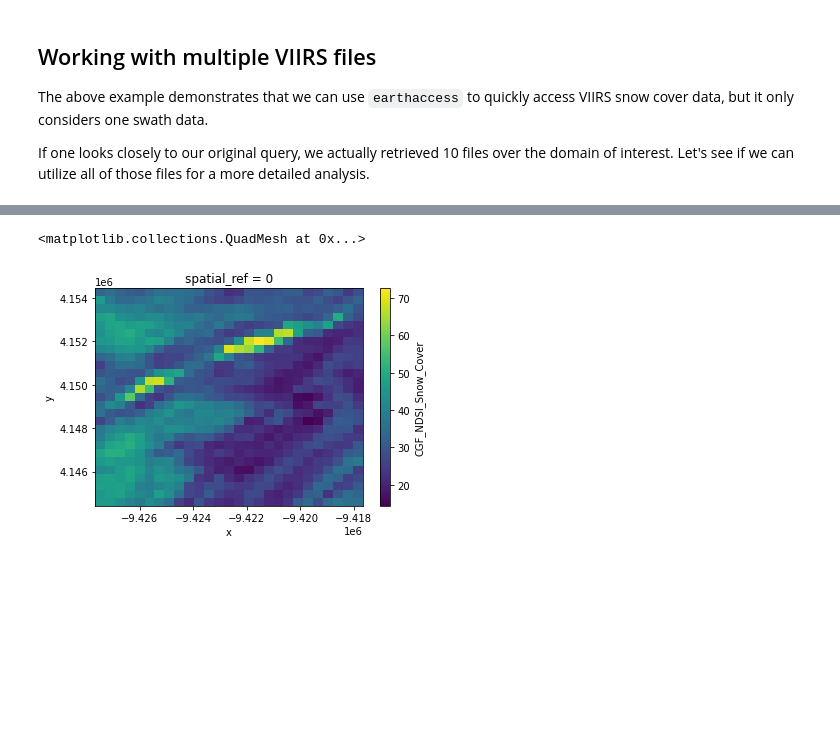
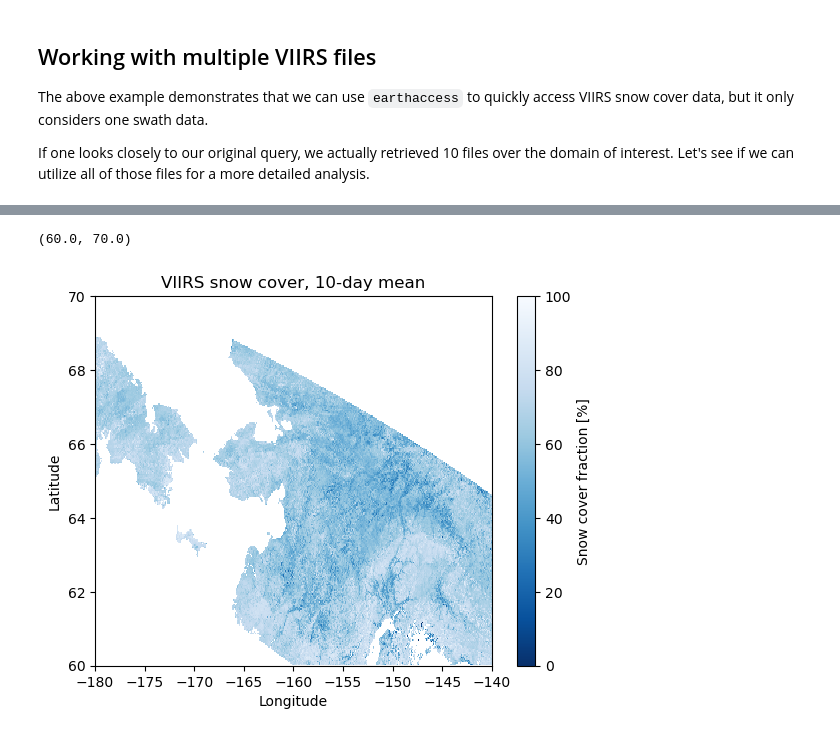
Before and after one commit to zachghiaccio/snow-observations, a Jupyter notebook: notebooks/VIIRS_snow_cover.ipynb, the cells around one changed output, grey strips where cells are left out. Saved outputs shown, nothing was run; the diff lists cells and outputs as text; code cells hidden in the pictures; blank space fills up the shorter version.

Commit message:
Added multi-file example to VIIRS tutorial.

```diff
--- a/notebooks/VIIRS_snow_cover.ipynb
+++ b/notebooks/VIIRS_snow_cover.ipynb
@@ -198,3 +198,5 @@ def reproject_func(ds,var,dom_ref,x_lims,y_lims):
 The above example demonstrates that we can use `earthaccess` to quickly access VIIRS snow cover data, but it only considers one swath data.
 
 If one looks closely to our original query, we actually retrieved 10 files over the domain of interest. Let's see if we can utilize all of those files for a more detailed analysis.
+# %%
+ds[var].rio.write_crs("PROJCS[\"MODIS Sinusoidal\",GEOGCS[\"GCS_unnamed ellipse\",DATUM[\"D_unknown\",SPHEROID[\"Unknown\",6371007.181,0]],PRIMEM[\"Greenwich\",0],UNIT[\"Degree\",0.0174532925199433]],PROJECTION[\"Sinusoidal\"],PARAMETER[\"false_easting\",0.0],PARAMETER[\"false_northing\",0.0],PARAMETER[\"central_meridian\",0.0],UNIT[\"Meter\",1.0]]", inplace=True)
@@ -201,14 +216,28 @@ If one looks closely to our original query, we actually retrieved 10 files over
 # %%
+var = 'CGF_NDSI_Snow_Cover'
+
 date_list = []
 ds_concat = []
-for fCount,file in enumerate(viirs_files):
+for fCount,file in enumerate(files):
     print(file)
 
     try:
-        ds = xr.open_dataset(file, engine="netcdf4")
-        ds = assign_and_grid(ds)
-        ds = reproject_func(ds,var,dom_ref,x_lims,y_lims)
+        ds = xr.open_dataset(file)
+        print('dataset opened')
+
+        ds = assign_and_grid(ds, file)
+        print('assigned and gridded')
+
+        #dom_ref = rxr.open_rasterio(file).isel(band=0).rio.write_crs(4326)
+        #buffer = 5000
+        #lim_test = dom_ref.rio.reproject("PROJCS[\"MODIS Sinusoidal\",GEOGCS[\"GCS_unnamed ellipse\",DATUM[\"D_unknown\",SPHEROID[\"Unknown\",6371007.181,0]],PRIMEM[\"Greenwich\",0],UNIT[\"Degree\",0.0174532925199433]],PROJECTION[\"Sinusoidal\"],PARAMETER[\"false_easting\",0.0],PARAMETER[\"false_northing\",0.0],PARAMETER[\"central_meridian\",0.0],UNIT[\"Meter\",1.0]]")
+        #x_lims = [lim_test.x.mean().values-buffer,lim_test.x.mean().values+buffer]
+        #y_lims = [lim_test.y.mean().values-buffer,lim_test.y.mean().values+buffer]
+        ds = reproject_func(ds,var)
+        print('reprojected')
+
         ds = ds.where(ds <= 100)
+        print('subsetted')
 
         if len(ds.values[~np.isnan(ds.values)]) > 0:
             print(ds.shape)
@@ -216,7 +245,7 @@ for fCount,file in enumerate(viirs_files):
 #             ds.plot(ax=ax,vmin=0,vmax=100)
 #             ax.set_title(fCount)
 
-            subsamp = file.split('/')[-1].split('.')[1]
+            subsamp = file.full_name.split('/')[-1].split('.')[1]
             date_list.append(np.datetime64(datetime.date(int(subsamp[1:5]),1,1)+datetime.timedelta(days=int(subsamp[5:9])-1)))
             ds_concat.append(ds)
     except:
@@ -248,4 +277,5 @@ ds_concat['time'] = ('time', date_list)
 # %%
+multi_tile = 1
 if multi_tile:
     # Group by unique times
     grouped = ds_concat.groupby('time')
@@ -261,6 +291,7 @@ if multi_tile:
 
     # Check the resulting DataArray
     # print(ds_concat)
+    ds_concat.rio.write_crs("PROJCS[\"MODIS Sinusoidal\",GEOGCS[\"GCS_unnamed ellipse\",DATUM[\"D_unknown\",SPHEROID[\"Unknown\",6371007.181,0]],PRIMEM[\"Greenwich\",0],UNIT[\"Degree\",0.0174532925199433]],PROJECTION[\"Sinusoidal\"],PARAMETER[\"false_easting\",0.0],PARAMETER[\"false_northing\",0.0],PARAMETER[\"central_meridian\",0.0],UNIT[\"Meter\",1.0]]", inplace=True)
 # %%
 ds_concat.mean(dim=('x','y')).plot()
 # %% [output]
@@ -269,5 +300,15 @@ ds_concat.mean(dim=('x','y')).plot()
 # %%
-ds_concat.mean(dim='time').plot()
+fig, ax = plt.subplots()
+ds_concat.mean(dim='time').rio.reproject(4326).plot(ax=ax, vmin=0, vmax=100, cmap="Blues_r",
+                                                    cbar_kwargs={'label': "Snow cover fraction [%]"})
+ax.set_xlabel("Longitude")
+ax.set_ylabel("Latitude")
+ax.set_title(f"VIIRS snow cover, 10-day mean")
+ax.set_xlim(-180, -140)
+ax.set_ylim(60, 70)
+#cx.add_basemap(ax, crs="EPSG:4326", source=cx.providers.Esri.WorldImagery, zoom=8)
+
+#ds_concat.mean(dim='time').plot()
 # %% [output]
-<matplotlib.collections.QuadMesh at 0x...>
+(60.0, 70.0)
-[figure, old version]
+[figure, new version]
```
Also changed, not shown: parts of 6 cells of this notebook.
